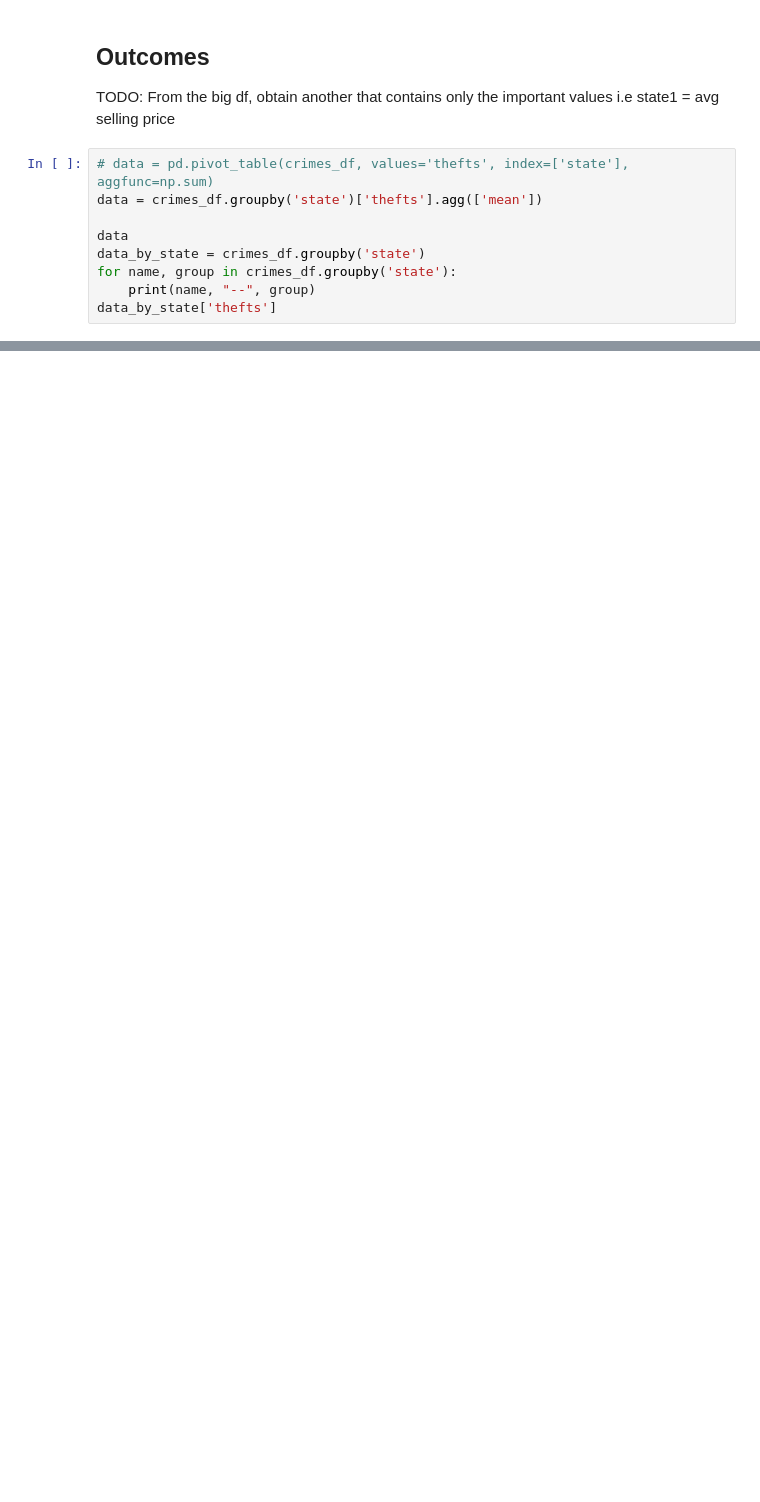
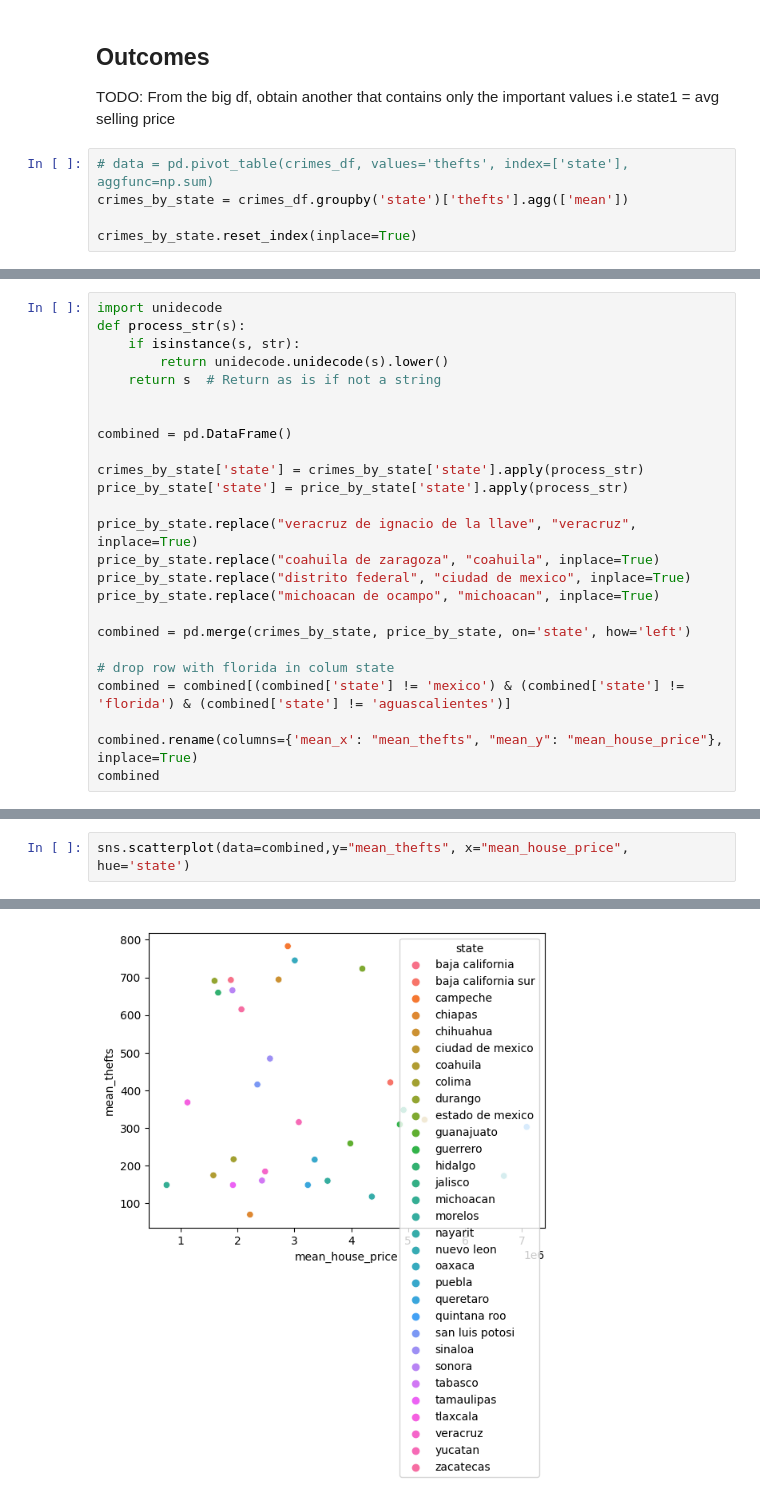
Before and after one commit to carlovinggio/MachineLearning, a Jupyter notebook: test_ML/crimen_vs_house.ipynb, the cells around one changed output, grey strips where cells are left out. Saved outputs shown, nothing was run; the diff lists cells and outputs as text; blank space fills up the shorter version.

```diff
--- a/test_ML/crimen_vs_house.ipynb
+++ b/test_ML/crimen_vs_house.ipynb
@@ -73,10 +90,6 @@ sns.histplot(data=crimes_df, x="thefts")
 TODO: From the big df, obtain another that contains only the important values i.e state1 = avg selling price
 # %%
 # data = pd.pivot_table(crimes_df, values='thefts', index=['state'], aggfunc=np.sum)
-data = crimes_df.groupby('state')['thefts'].agg(['mean'])
+crimes_by_state = crimes_df.groupby('state')['thefts'].agg(['mean'])
 
-data
-data_by_state = crimes_df.groupby('state')
-for name, group in crimes_df.groupby('state'):
-    print(name, "--", group)
-data_by_state['thefts']
+crimes_by_state.reset_index(inplace=True)
@@ -125,0 +175,25 @@ price_by_state
+# %%
+import unidecode
+def process_str(s):
+    if isinstance(s, str):
+        return unidecode.unidecode(s).lower()
+    return s  # Return as is if not a string
+
+
+combined = pd.DataFrame()
+
+crimes_by_state['state'] = crimes_by_state['state'].apply(process_str)
+price_by_state['state'] = price_by_state['state'].apply(process_str)
+
+price_by_state.replace("veracruz de ignacio de la llave", "veracruz", inplace=True)
+price_by_state.replace("coahuila de zaragoza", "coahuila", inplace=True)
+price_by_state.replace("distrito federal", "ciudad de mexico", inplace=True)
+price_by_state.replace("michoacan de ocampo", "michoacan", inplace=True)
+
+combined = pd.merge(crimes_by_state, price_by_state, on='state', how='left')
+
+# drop row with florida in colum state
+combined = combined[(combined['state'] != 'mexico') & (combined['state'] != 'florida') & (combined['state'] != 'aguascalientes')]
+
+combined.rename(columns={'mean_x': "mean_thefts", "mean_y": "mean_house_price"}, inplace=True)
+combined
@@ -125,0 +218,3 @@ price_by_state
+# %%
+sns.scatterplot(data=combined,y="mean_thefts", x="mean_house_price", hue='state')
+# %% [output]
@@ -125,0 +222 @@ price_by_state
+[figure, added]
```
Also changed, not shown: parts of 8 cells of this notebook, 2 other files.
